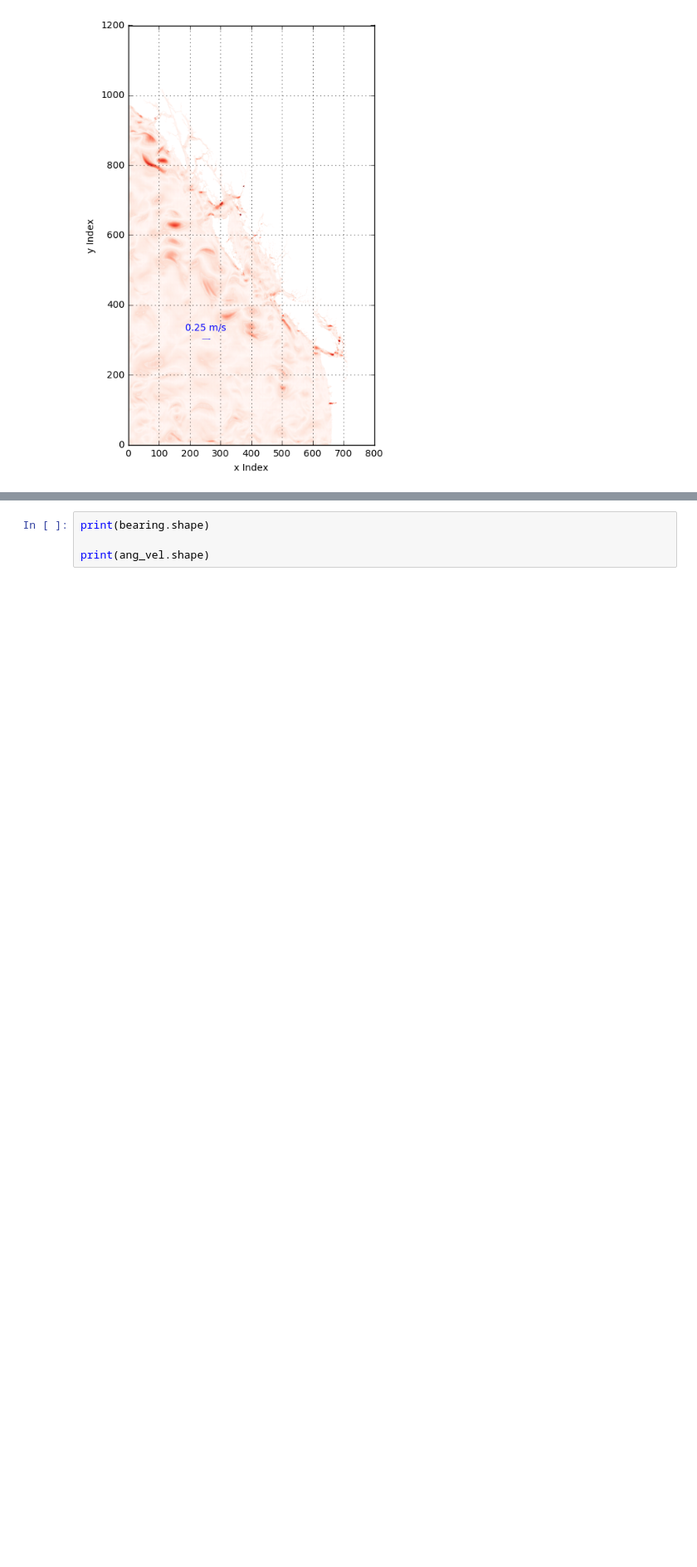
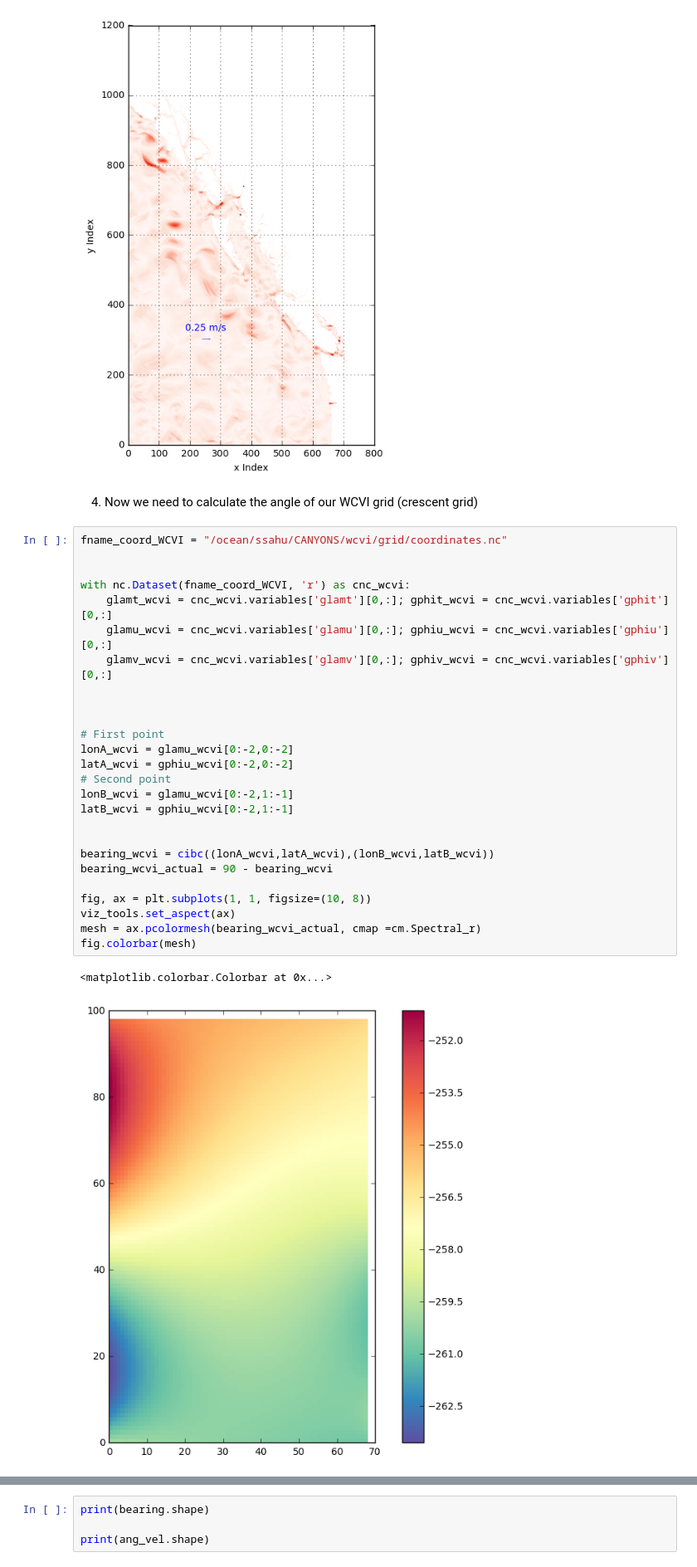
Before and after one commit to UBC-MOAD/wcvi, a Jupyter notebook: grid/Grid_transformation.ipynb, the cells around one changed output, grey strips where cells are left out. Shown at 83% size. Saved outputs shown, nothing was run; the diff lists cells and outputs as text; blank space fills up the shorter version.

```diff
--- a/grid/Grid_transformation.ipynb
+++ b/grid/Grid_transformation.ipynb
@@ -288,3 +288,34 @@ ax.quiverkey(quiver, 252, 302, 4, '0.25 m/s', coordinates='data', color='blue',
 # %% [output]
 <matplotlib.quiver.QuiverKey at 0x...>
 [figure]
+# %% [markdown]
+4) Now we need to calculate the angle of our WCVI grid (crescent grid)
+# %%
+fname_coord_WCVI = "/ocean/ssahu/CANYONS/wcvi/grid/coordinates.nc"
+
+
+with nc.Dataset(fname_coord_WCVI, 'r') as cnc_wcvi:
+    glamt_wcvi = cnc_wcvi.variables['glamt'][0,:]; gphit_wcvi = cnc_wcvi.variables['gphit'][0,:]
+    glamu_wcvi = cnc_wcvi.variables['glamu'][0,:]; gphiu_wcvi = cnc_wcvi.variables['gphiu'][0,:]
+    glamv_wcvi = cnc_wcvi.variables['glamv'][0,:]; gphiv_wcvi = cnc_wcvi.variables['gphiv'][0,:]
+
+
+
+# First point
+lonA_wcvi = glamu_wcvi[0:-2,0:-2]
+latA_wcvi = gphiu_wcvi[0:-2,0:-2]
+# Second point
+lonB_wcvi = glamu_wcvi[0:-2,1:-1]
+latB_wcvi = gphiu_wcvi[0:-2,1:-1]
+
+
+bearing_wcvi = cibc((lonA_wcvi,latA_wcvi),(lonB_wcvi,latB_wcvi))
+bearing_wcvi_actual = 90 - bearing_wcvi
+
+fig, ax = plt.subplots(1, 1, figsize=(10, 8))
+viz_tools.set_aspect(ax)
+mesh = ax.pcolormesh(bearing_wcvi_actual, cmap =cm.Spectral_r)
+fig.colorbar(mesh)
+# %% [output]
+<matplotlib.colorbar.Colorbar at 0x...>
+[figure, added]
```
Also changed, not shown: parts of 2 cells of this notebook.
